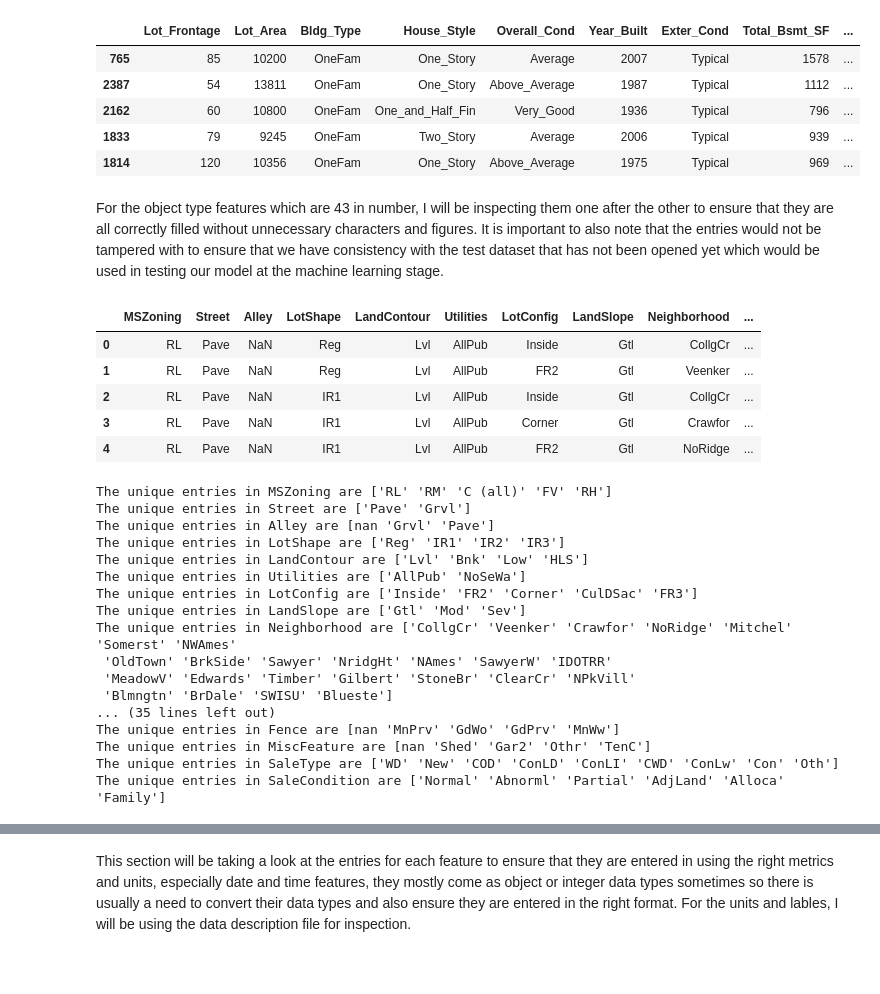
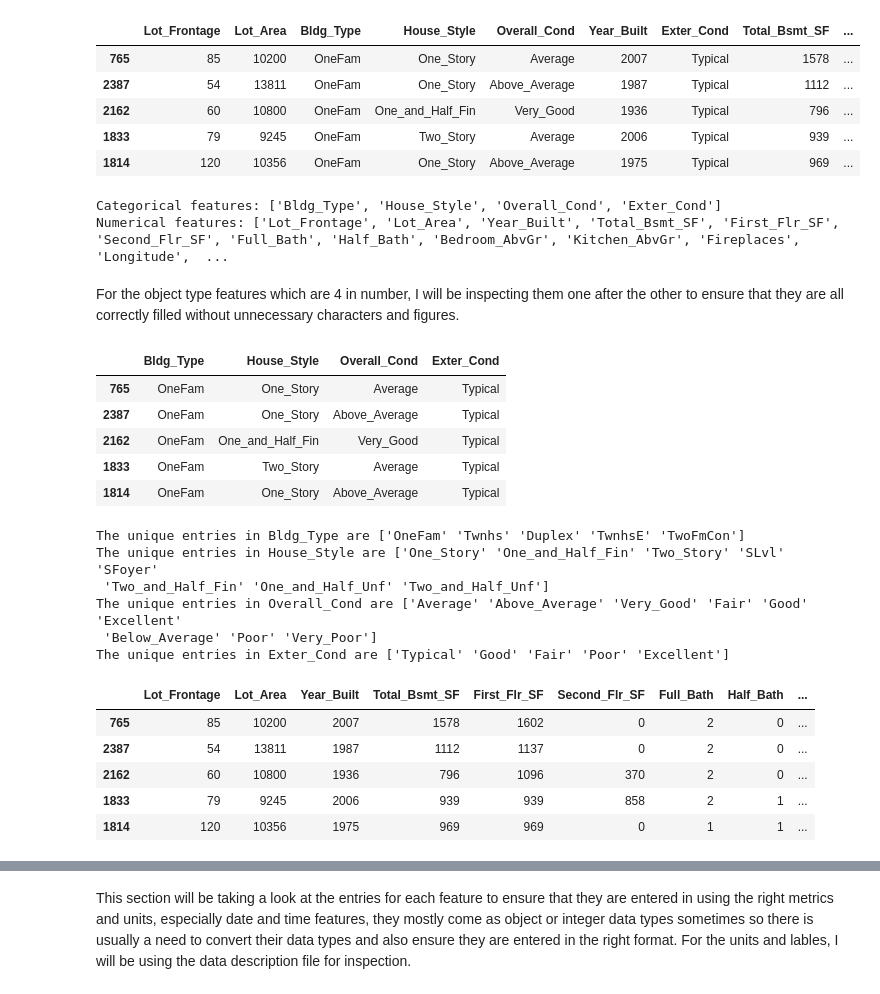
Before and after one commit to Sunday-Oladokun/Predictive-Modelling-Of-House-Prices-Using-Regression-Models, a Jupyter notebook: House Prices Prediction.ipynb, the cells around one changed output, grey strips where cells are left out. Drawn from its saved outputs; the diff is of its cells as text; code cells hidden in the pictures; blank space fills up the shorter version.

```diff
--- a/House Prices Prediction.ipynb
+++ b/House Prices Prediction.ipynb
@@ -306,36 +252,48 @@ integer_features = [
+# %%
+# Extract categorical features as a list
+categorical_features = df.select_dtypes(include=['object', 'category']).columns.tolist()
+
+# Extract numerical features as a list
+numerical_features = df.select_dtypes(include=['number']).columns.tolist()
+
+print("Categorical features:", categorical_features)
+print("Numerical features:", numerical_features)
+# %% [output]
+Categorical features: ['Bldg_Type', 'House_Style', 'Overall_Cond', 'Exter_Cond']
+Numerical features: ['Lot_Frontage', 'Lot_Area', 'Year_Built', 'Total_Bsmt_SF', 'First_Flr_SF', 'Second_Flr_SF', 'Full_Bath', 'Half_Bath', 'Bedroom_AbvGr', 'Kitchen_AbvGr', 'Fireplaces', 'Longitude',  ...
 # %% [markdown]
-For the object type features which are 43 in number, I will be inspecting them one after the other to ensure that they are all correctly filled without unnecessary characters and figures. It is important to also note that the entries would not be tampered with to ensure that we have consistency with the test dataset that has not been opened yet which would be used in testing our model at the machine learning stage.
+For the object type features which are 4 in number, I will be inspecting them one after the other to ensure that they are all correctly filled without unnecessary characters and figures.
 # %%
 # Subset the object type features for inspection
-object_data_df = train_df[object_features]
+object_data_df = train_df[categorical_features]
 object_data_df.head()
 # %% [output]
-|  | MSZoning | Street | Alley | LotShape | LandContour | Utilities | LotConfig | LandSlope | Neighborhood | ... |
-| 0 | RL | Pave | NaN | Reg | Lvl | AllPub | Inside | Gtl | CollgCr | ... |
-| 1 | RL | Pave | NaN | Reg | Lvl | AllPub | FR2 | Gtl | Veenker | ... |
-| 2 | RL | Pave | NaN | IR1 | Lvl | AllPub | Inside | Gtl | CollgCr | ... |
-| 3 | RL | Pave | NaN | IR1 | Lvl | AllPub | Corner | Gtl | Crawfor | ... |
-| 4 | RL | Pave | NaN | IR1 | Lvl | AllPub | FR2 | Gtl | NoRidge | ... |
+|  | Bldg_Type | House_Style | Overall_Cond | Exter_Cond |
+| 765 | OneFam | One_Story | Average | Typical |
+| 2387 | OneFam | One_Story | Above_Average | Typical |
+| 2162 | OneFam | One_and_Half_Fin | Very_Good | Typical |
+| 1833 | OneFam | Two_Story | Average | Typical |
+| 1814 | OneFam | One_Story | Above_Average | Typical |
 # %%
 # View the unique entries in each feature
 for feature in object_data_df.columns:
     unique_entries = object_data_df[feature].unique()
     print(f'The unique entries in {feature} are {unique_entries}')
 # %% [output]
-The unique entries in MSZoning are ['RL' 'RM' 'C (all)' 'FV' 'RH']
-The unique entries in Street are ['Pave' 'Grvl']
-The unique entries in Alley are [nan 'Grvl' 'Pave']
-The unique entries in LotShape are ['Reg' 'IR1' 'IR2' 'IR3']
-The unique entries in LandContour are ['Lvl' 'Bnk' 'Low' 'HLS']
-The unique entries in Utilities are ['AllPub' 'NoSeWa']
-The unique entries in LotConfig are ['Inside' 'FR2' 'Corner' 'CulDSac' 'FR3']
-The unique entries in LandSlope are ['Gtl' 'Mod' 'Sev']
-The unique entries in Neighborhood are ['CollgCr' 'Veenker' 'Crawfor' 'NoRidge' 'Mitchel' 'Somerst' 'NWAmes'
- 'OldTown' 'BrkSide' 'Sawyer' 'NridgHt' 'NAmes' 'SawyerW' 'IDOTRR'
- 'MeadowV' 'Edwards' 'Timber' 'Gilbert' 'StoneBr' 'ClearCr' 'NPkVill'
- 'Blmngtn' 'BrDale' 'SWISU' 'Blueste']
-... (35 lines left out)
-The unique entries in Fence are [nan 'MnPrv' 'GdWo' 'GdPrv' 'MnWw']
-The unique entries in MiscFeature are [nan 'Shed' 'Gar2' 'Othr' 'TenC']
-The unique entries in SaleType are ['WD' 'New' 'COD' 'ConLD' 'ConLI' 'CWD' 'ConLw' 'Con' 'Oth']
-The unique entries in SaleCondition are ['Normal' 'Abnorml' 'Partial' 'AdjLand' 'Alloca' 'Family']
+The unique entries in Bldg_Type are ['OneFam' 'Twnhs' 'Duplex' 'TwnhsE' 'TwoFmCon']
+The unique entries in House_Style are ['One_Story' 'One_and_Half_Fin' 'Two_Story' 'SLvl' 'SFoyer'
+ 'Two_and_Half_Fin' 'One_and_Half_Unf' 'Two_and_Half_Unf']
+The unique entries in Overall_Cond are ['Average' 'Above_Average' 'Very_Good' 'Fair' 'Good' 'Excellent'
+ 'Below_Average' 'Poor' 'Very_Poor']
+The unique entries in Exter_Cond are ['Typical' 'Good' 'Fair' 'Poor' 'Excellent']
+# %%
+# Subset the numerical type features for inspection
+numerical_data_df = train_df[numerical_features]
+numerical_data_df.head()
+# %% [output]
+|  | Lot_Frontage | Lot_Area | Year_Built | Total_Bsmt_SF | First_Flr_SF | Second_Flr_SF | Full_Bath | Half_Bath | ... |
+| 765 | 85 | 10200 | 2007 | 1578 | 1602 | 0 | 2 | 0 | ... |
+| 2387 | 54 | 13811 | 1987 | 1112 | 1137 | 0 | 2 | 0 | ... |
+| 2162 | 60 | 10800 | 1936 | 796 | 1096 | 370 | 2 | 0 | ... |
+| 1833 | 79 | 9245 | 2006 | 939 | 939 | 858 | 2 | 1 | ... |
+| 1814 | 120 | 10356 | 1975 | 969 | 969 | 0 | 1 | 1 | ... |
```
Also changed, not shown: parts of 54 cells of this notebook.
